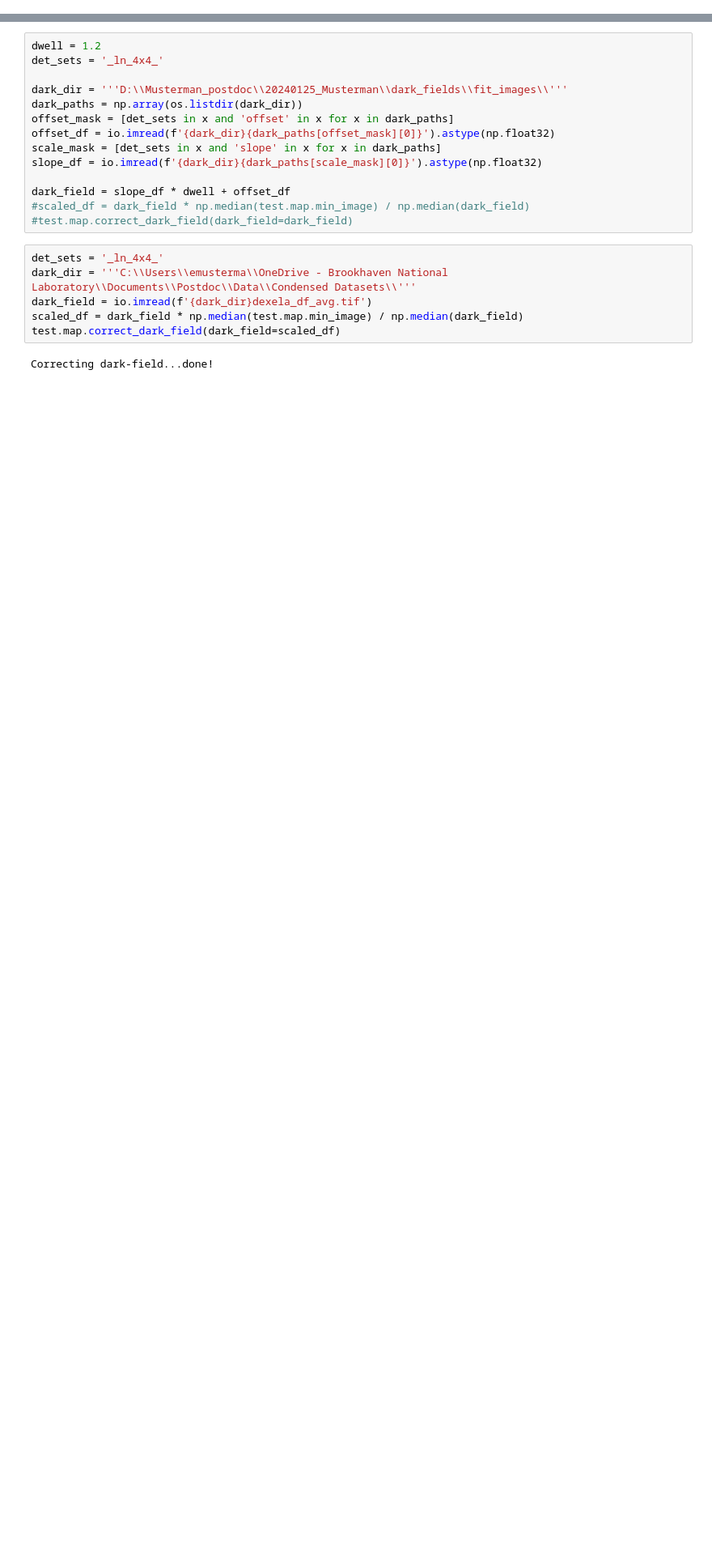
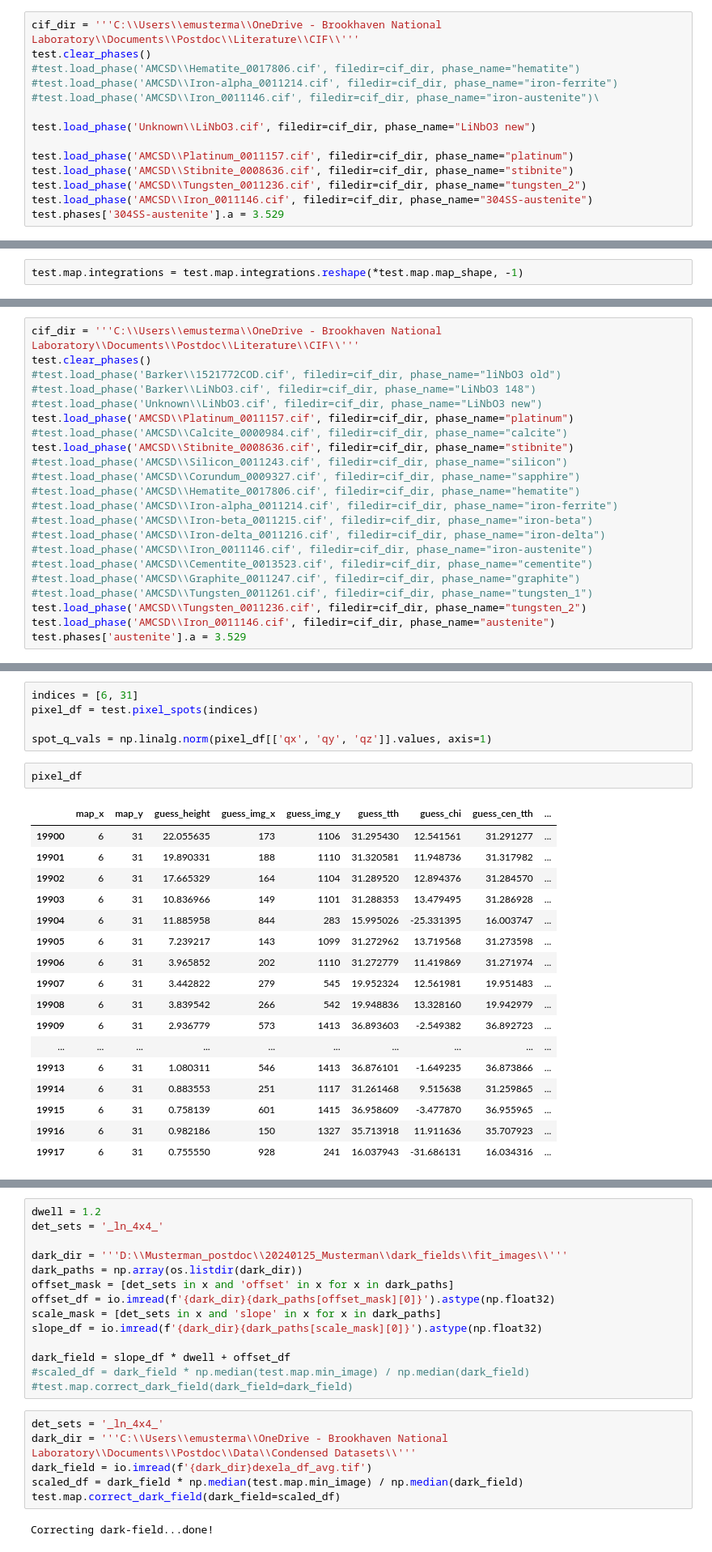
Before and after one commit to emusterman/xrdmaptools, a Jupyter notebook: testing_notebooks/XRDMap_class.ipynb, the cells around one changed output, grey strips where cells are left out. Shown: that part at 81% size. Cells and saved outputs as stored; diff of their text form; blank space fills up the shorter version.

Commit message:
working with integrations and phase

```diff
--- a/testing_notebooks/XRDMap_class.ipynb
+++ b/testing_notebooks/XRDMap_class.ipynb
@@ -134,0 +801,14 @@ print(f'{psutil.virtual_memory()[-1] / 2**30:.3f} GB remaining.')
+# %%
+cif_dir = '''C:\\Users\\emusterma\\OneDrive - Brookhaven National Laboratory\\Documents\\Postdoc\\Literature\\CIF\\'''
+test.clear_phases()
+#test.load_phase('AMCSD\\Hematite_0017806.cif', filedir=cif_dir, phase_name="hematite")
+#test.load_phase('AMCSD\\Iron-alpha_0011214.cif', filedir=cif_dir, phase_name="iron-ferrite")
+#test.load_phase('AMCSD\\Iron_0011146.cif', filedir=cif_dir, phase_name="iron-austenite")\
+
+test.load_phase('Unknown\\LiNbO3.cif', filedir=cif_dir, phase_name="LiNbO3 new")
+
+test.load_phase('AMCSD\\Platinum_0011157.cif', filedir=cif_dir, phase_name="platinum")
+test.load_phase('AMCSD\\Stibnite_0008636.cif', filedir=cif_dir, phase_name="stibnite")
+test.load_phase('AMCSD\\Tungsten_0011236.cif', filedir=cif_dir, phase_name="tungsten_2")
+test.load_phase('AMCSD\\Iron_0011146.cif', filedir=cif_dir, phase_name="304SS-austenite")
+test.phases['304SS-austenite'].a = 3.529
@@ -134,0 +1099,2 @@ print(f'{psutil.virtual_memory()[-1] / 2**30:.3f} GB remaining.')
+# %%
+test.map.integrations = test.map.integrations.reshape(*test.map.map_shape, -1)
@@ -134,0 +1111,22 @@ print(f'{psutil.virtual_memory()[-1] / 2**30:.3f} GB remaining.')
+# %%
+cif_dir = '''C:\\Users\\emusterma\\OneDrive - Brookhaven National Laboratory\\Documents\\Postdoc\\Literature\\CIF\\'''
+test.clear_phases()
+#test.load_phase('Barker\\1521772COD.cif', filedir=cif_dir, phase_name="liNbO3 old")
+#test.load_phase('Barker\\LiNbO3.cif', filedir=cif_dir, phase_name="LiNbO3 148")
+#test.load_phase('Unknown\\LiNbO3.cif', filedir=cif_dir, phase_name="LiNbO3 new")
+test.load_phase('AMCSD\\Platinum_0011157.cif', filedir=cif_dir, phase_name="platinum")
+#test.load_phase('AMCSD\\Calcite_0000984.cif', filedir=cif_dir, phase_name="calcite")
+test.load_phase('AMCSD\\Stibnite_0008636.cif', filedir=cif_dir, phase_name="stibnite")
+#test.load_phase('AMCSD\\Silicon_0011243.cif', filedir=cif_dir, phase_name="silicon")
+#test.load_phase('AMCSD\\Corundum_0009327.cif', filedir=cif_dir, phase_name="sapphire")
+#test.load_phase('AMCSD\\Hematite_0017806.cif', filedir=cif_dir, phase_name="hematite")
+#test.load_phase('AMCSD\\Iron-alpha_0011214.cif', filedir=cif_dir, phase_name="iron-ferrite")
+#test.load_phase('AMCSD\\Iron-beta_0011215.cif', filedir=cif_dir, phase_name="iron-beta")
+#test.load_phase('AMCSD\\Iron-delta_0011216.cif', filedir=cif_dir, phase_name="iron-delta")
+#test.load_phase('AMCSD\\Iron_0011146.cif', filedir=cif_dir, phase_name="iron-austenite")
+#test.load_phase('AMCSD\\Cementite_0013523.cif', filedir=cif_dir, phase_name="cementite")
+#test.load_phase('AMCSD\\Graphite_0011247.cif', filedir=cif_dir, phase_name="graphite")
+#test.load_phase('AMCSD\\Tungsten_0011261.cif', filedir=cif_dir, phase_name="tungsten_1")
+test.load_phase('AMCSD\\Tungsten_0011236.cif', filedir=cif_dir, phase_name="tungsten_2")
+test.load_phase('AMCSD\\Iron_0011146.cif', filedir=cif_dir, phase_name="austenite")
+test.phases['austenite'].a = 3.529
@@ -134,0 +1210,25 @@ print(f'{psutil.virtual_memory()[-1] / 2**30:.3f} GB remaining.')
+# %%
+indices = [6, 31]
+pixel_df = test.pixel_spots(indices)
+
+spot_q_vals = np.linalg.norm(pixel_df[['qx', 'qy', 'qz']].values, axis=1)
+# %%
+pixel_df
+# %% [output]
+|  | map_x | map_y | guess_height | guess_img_x | guess_img_y | guess_tth | guess_chi | guess_cen_tth | ... |
+| 19900 | 6 | 31 | 22.055635 | 173 | 1106 | 31.295430 | 12.541561 | 31.291277 | ... |
+| 19901 | 6 | 31 | 19.890331 | 188 | 1110 | 31.320581 | 11.948736 | 31.317982 | ... |
+| 19902 | 6 | 31 | 17.665329 | 164 | 1104 | 31.289520 | 12.894376 | 31.284570 | ... |
+| 19903 | 6 | 31 | 10.836966 | 149 | 1101 | 31.288353 | 13.479495 | 31.286928 | ... |
+| 19904 | 6 | 31 | 11.885958 | 844 | 283 | 15.995026 | -25.331395 | 16.003747 | ... |
+| 19905 | 6 | 31 | 7.239217 | 143 | 1099 | 31.272962 | 13.719568 | 31.273598 | ... |
+| 19906 | 6 | 31 | 3.965852 | 202 | 1110 | 31.272779 | 11.419869 | 31.271974 | ... |
+| 19907 | 6 | 31 | 3.442822 | 279 | 545 | 19.952324 | 12.561981 | 19.951483 | ... |
+| 19908 | 6 | 31 | 3.839542 | 266 | 542 | 19.948836 | 13.328160 | 19.942979 | ... |
+| 19909 | 6 | 31 | 2.936779 | 573 | 1413 | 36.893603 | -2.549382 | 36.892723 | ... |
+| ... | ... | ... | ... | ... | ... | ... | ... | ... | ... |
+| 19913 | 6 | 31 | 1.080311 | 546 | 1413 | 36.876101 | -1.649235 | 36.873866 | ... |
+| 19914 | 6 | 31 | 0.883553 | 251 | 1117 | 31.261468 | 9.515638 | 31.259865 | ... |
+| 19915 | 6 | 31 | 0.758139 | 601 | 1415 | 36.958609 | -3.477870 | 36.955965 | ... |
+| 19916 | 6 | 31 | 0.982186 | 150 | 1327 | 35.713918 | 11.911636 | 35.707923 | ... |
+| 19917 | 6 | 31 | 0.755550 | 928 | 241 | 16.037943 | -31.686131 | 16.034316 | ... |
```
Also changed, not shown: parts of 147 cells of this notebook, 18 other files.
